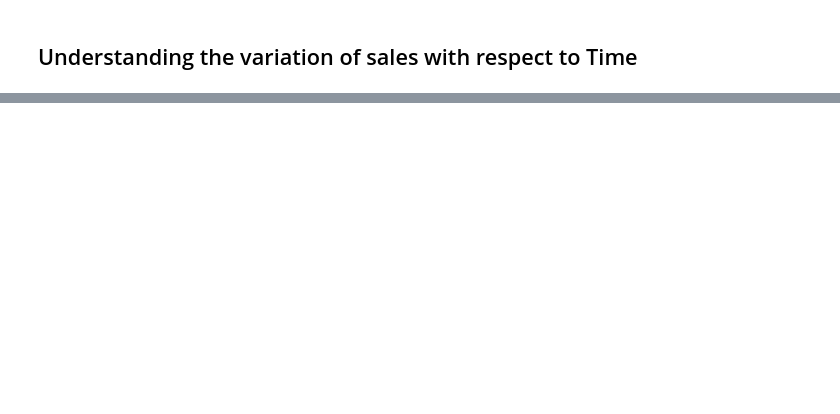
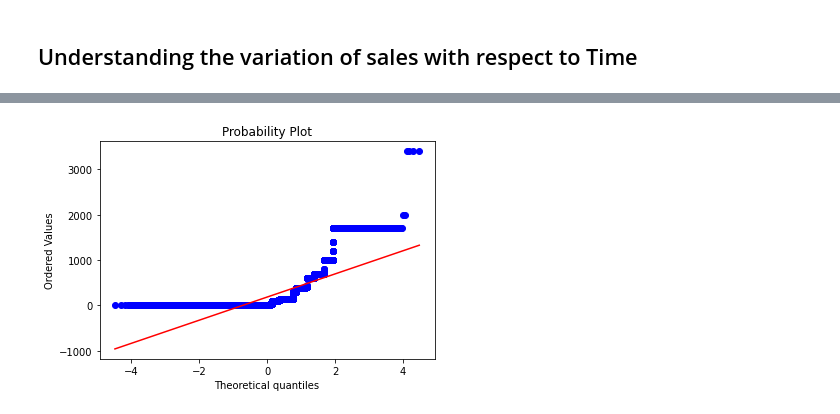
Before and after one commit to subhasish121995/Sales_Analysis, a Jupyter notebook: main_file_v1.0.ipynb, the cells around one changed output, grey strips where cells are left out. Saved outputs shown, nothing was run; the diff lists cells and outputs as text; code cells hidden in the pictures; blank space fills up the shorter version.

```diff
--- a/main_file_v1.0.ipynb
+++ b/main_file_v1.0.ipynb
@@ -461,0 +513,9 @@ sns.countplot(y = 'segments', data = rfm_df)
+# %%
+#the qq plot
+scipy.stats.probplot(df['total_sales'], plot = pylab)
+pylab.show()
+
+#the x axis represents how many values are away from the standard deviation of the values
+#the red diagonal line represents what the data should follow if they are normally distributed.
+# %% [output]
+[figure, added]
```
Also changed, not shown: parts of 9 cells of this notebook.
